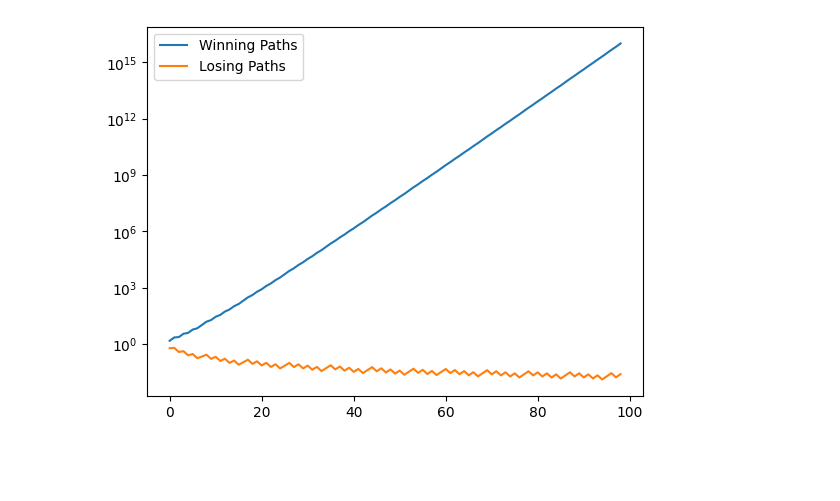
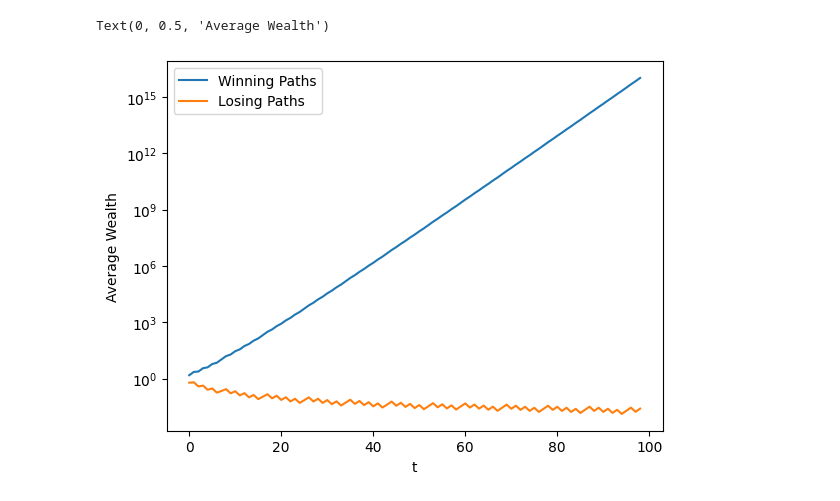
Before and after one commit to eadains/PythonBlogNotebooks, a Jupyter notebook: ergodicity_breaking.ipynb, the cells around one changed output. Saved outputs shown, nothing was run; the diff lists cells and outputs as text; code cells hidden in the pictures; blank space fills up the shorter version.

```diff
--- a/ergodicity_breaking.ipynb
+++ b/ergodicity_breaking.ipynb
@@ -53,20 +120,23 @@ plt.plot([1 - stats.binom.cdf(k=W_BE(n, G, L), n=n, p=p) for n in range(1, 1000)
 # %%
 def calc_wealths(t, G, L):
-    w_be = W_BE(t, G, L)
+    w_be = w_BE(t, G, L)
     winning_wealth = []
     losing_wealth = []
     for w in range(t + 1):
         if w < w_be:
             losing_wealth.append(R(t, w, G, L))
         else:
             winning_wealth.append(R(t, w, G, L))
     return np.mean(winning_wealth), np.mean(losing_wealth)
+
+wealths = [calc_wealths(t, G, L) for t in range(1, 100)]
+
+plt.plot([x[0] for x in wealths])
+plt.plot([x[1] for x in wealths])
+plt.legend(["Winning Paths", "Losing Paths"])
+plt.yscale("log")
+plt.xlabel("t")
+plt.ylabel("Average Wealth")
+# %% [output]
+Text(0, 0.5, 'Average Wealth')
+[figure, added]
-# %%
-wealths = [calc_wealths(t, G, L) for t in range(1, 100)]
-
-plt.plot([x[0] for x in wealths])
-plt.plot([x[1] for x in wealths])
-plt.legend(["Winning Paths", "Losing Paths"])
-plt.yscale("log")
-# %% [output]
-[figure, removed]
```
Also changed, not shown: parts of 34 cells of this notebook.
